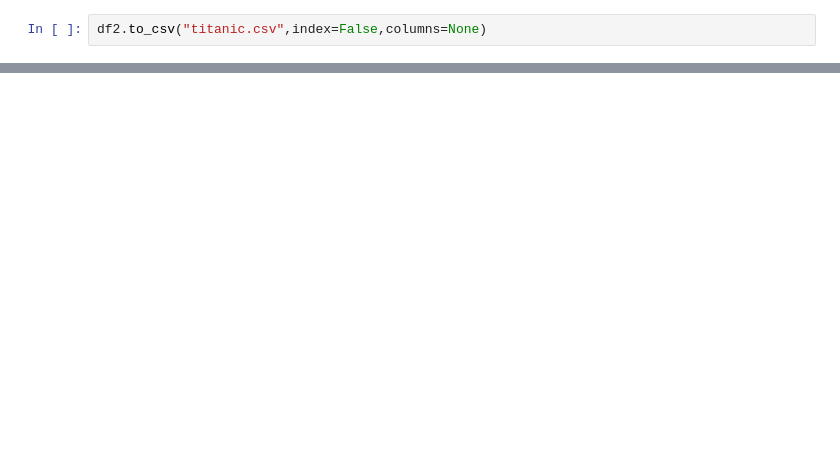
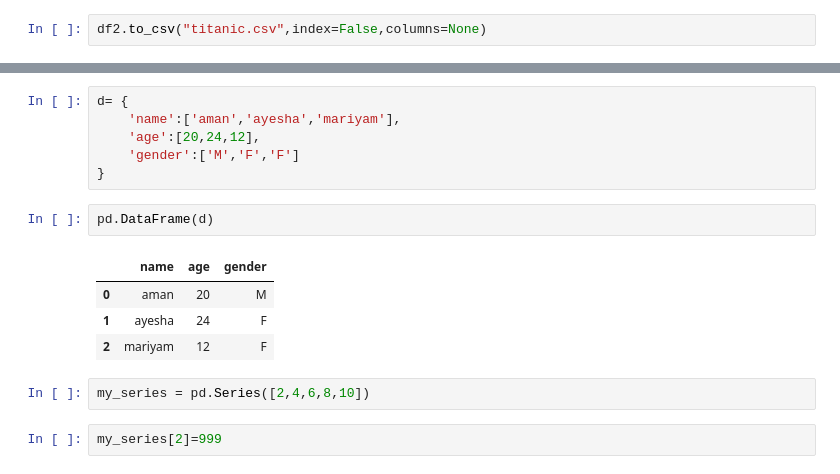
Before and after one commit to interrupted-dev/alpha, a Jupyter notebook: aplha.ipynb, the cells around one changed output, grey strips where cells are left out. Drawn from its saved outputs; the diff is of its cells as text; blank space fills up the shorter version.

```diff
--- a/aplha.ipynb
+++ b/aplha.ipynb
@@ -166,0 +199,17 @@ df2.to_csv("titanic.csv",index=False,columns=None)
+# %%
+d= {
+    'name':['aman','ayesha','mariyam'],
+    'age':[20,24,12],
+    'gender':['M','F','F']
+}
+# %%
+pd.DataFrame(d)
+# %% [output]
+|  | name | age | gender |
+| 0 | aman | 20 | M |
+| 1 | ayesha | 24 | F |
+| 2 | mariyam | 12 | F |
+# %%
+my_series = pd.Series([2,4,6,8,10])
+# %%
+my_series[2]=999
```
Also changed, not shown: parts of 10 cells of this notebook.
